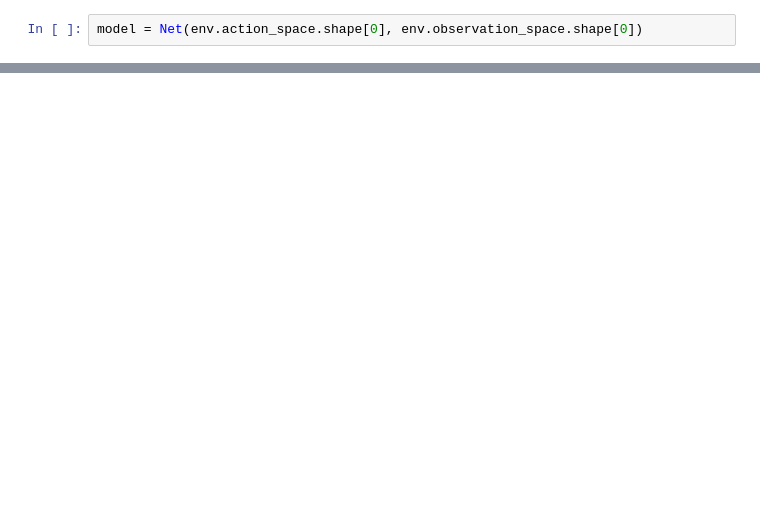
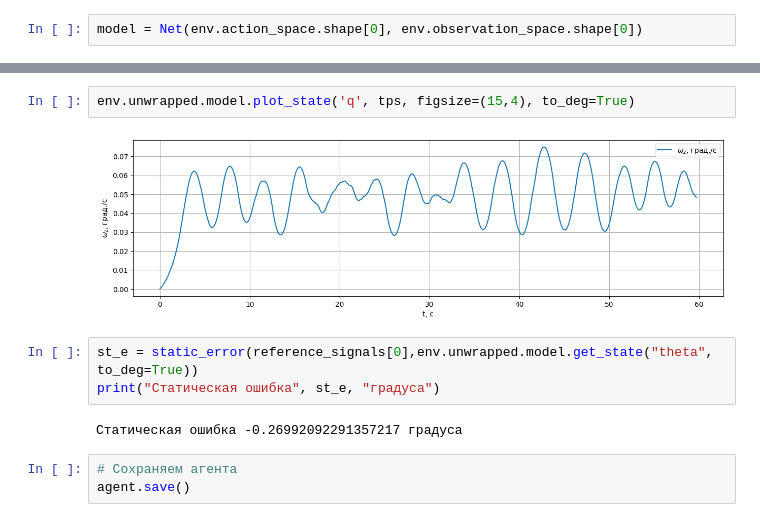
Before and after one commit to TensorAeroSpace/TensorAeroSpace, a Jupyter notebook: example/example_mpc.ipynb, the cells around one changed output, grey strips where cells are left out. Saved outputs shown, nothing was run; the diff lists cells and outputs as text; blank space fills up the shorter version.

```diff
--- a/example/example_mpc.ipynb
+++ b/example/example_mpc.ipynb
@@ -153,0 +187,12 @@ env.unwrapped.model.plot_transient_process('alpha', tps, reference_signals[0], t
+# %%
+env.unwrapped.model.plot_state('q', tps, figsize=(15,4), to_deg=True)
+# %% [output]
+[figure, added]
+# %%
+st_e = static_error(reference_signals[0],env.unwrapped.model.get_state("theta", to_deg=True))
+print("Статическая ошибка", st_e, "градуса")
+# %% [output]
+Статическая ошибка -0.26992092291357217 градуса
+# %%
+# Сохраняем агента
+agent.save()
```
Also changed, not shown: parts of 17 cells of this notebook, 12 other files.
